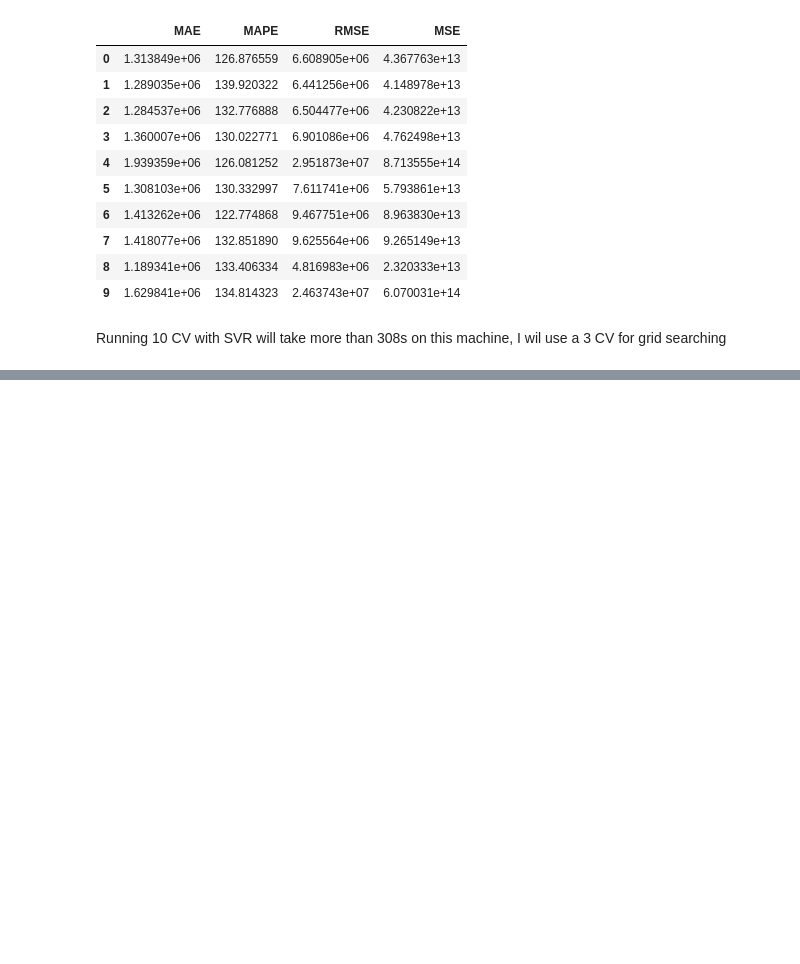
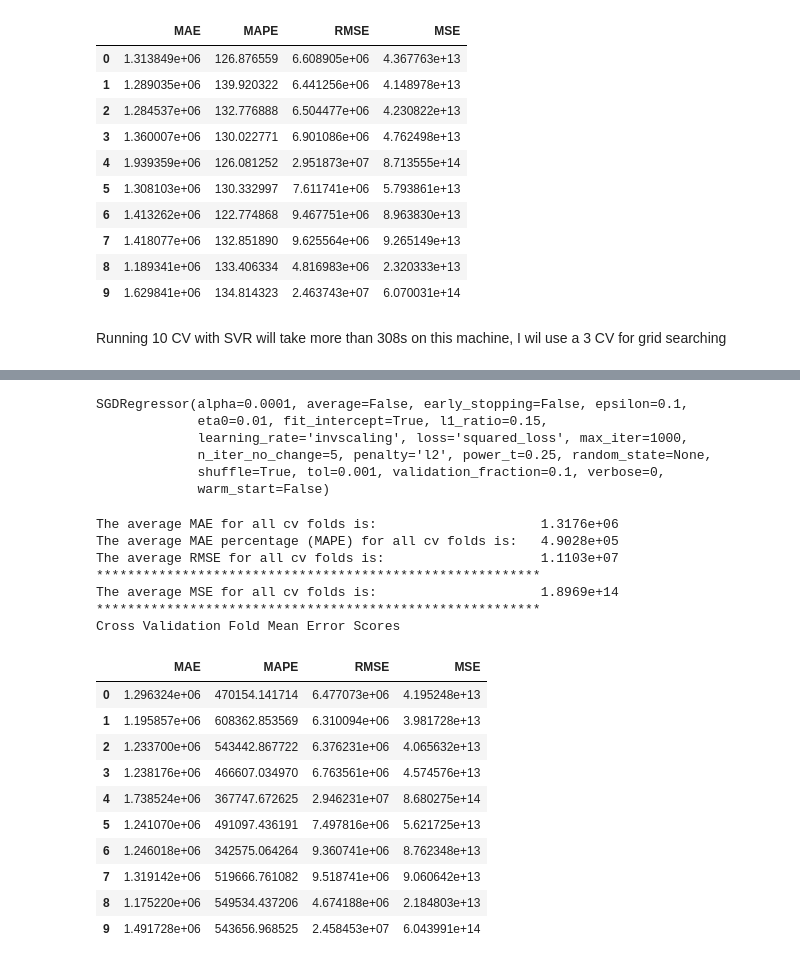
Before and after one commit to andrewmejia600/MSDS7331, a Jupyter notebook: Lab_2_Notebook_Draft.ipynb, the cells around one changed output, grey strips where cells are left out. Cells and saved outputs as stored; diff of their text form; code cells hidden in the pictures; blank space fills up the shorter version.

Commit message:
committing with SDGR and kernel estimator

```diff
--- a/Lab_2_Notebook_Draft.ipynb
+++ b/Lab_2_Notebook_Draft.ipynb
@@ -894,16 +895,25 @@ Cross Validation Fold Mean Error Scores
 # %% [markdown]
 Running 10 CV with SVR will take more than 308s on this machine, I wil use a 3 CV for grid searching
 # %%
-cv = ShuffleSplit(n_splits=3, test_size=0.20, random_state=959)
+cv = ShuffleSplit(n_splits=10, test_size=0.20, random_state=959)
 # %%
-reg = SVR()
+
+#https://scikit-learn.org/stable/modules/generated/sklearn.linear_model.SGDRegressor.html#sklearn.linear_model.SGDRegressor
+#https://scikit-learn.org/stable/modules/generated/sklearn.kernel_approximation.Nystroem.html#sklearn.kernel_approximation.Nystroem
+
+reg = SGDRegressor()
+
+feature_map_nystroem = Nystroem(gamma=.2,
+                                random_state=1,
+                                n_components=400)
+
+X_regr_transformed = feature_map_nystroem.fit_transform(X_regr)
 
 #Set up SVR parameters to test (WARNING: Creates 80 models!!!)
-costs = [0.001, 0.1]
-defGamma = 1 / X_regr.shape[1]  #This is the default value for the gamma parameter
-gammas = [defGamma, 0.1]
-kernels = ['rbf','linear']
-parameters = {'C': costs, 'gamma' : gammas, 'kernel': kernels}
+loss = ['squared_loss', 'epsilon_insensitive']
+alphas = [0.0001, 0.1]
+penalty = ['l2']
+parameters = {'loss': loss, 'alpha' : alphas, 'penalty': penalty }
 
 #Create a grid search object using the parameters above
 from sklearn.model_selection import GridSearchCV
@@ -915,5 +925,5 @@ regGridSearch = GridSearchCV(estimator=reg
                    , scoring=mae_scorer)
 
 #Perform hyperparameter search to find the best combination of parameters for our data
-regGridSearch.fit(X_regr,y_regr)
+regGridSearch.fit(X_regr_transformed,y_regr)
 # %% [output]
@@ -922,0 +952,33 @@ KeyboardInterrupt:
+# %%
+regGridSearch.best_estimator_
+# %% [output]
+SGDRegressor(alpha=0.0001, average=False, early_stopping=False, epsilon=0.1,
+             eta0=0.01, fit_intercept=True, l1_ratio=0.15,
+             learning_rate='invscaling', loss='squared_loss', max_iter=1000,
+             n_iter_no_change=5, penalty='l2', power_t=0.25, random_state=None,
+             shuffle=True, tol=0.001, validation_fraction=0.1, verbose=0,
+             warm_start=False)
+# %%
+regEstimator = regGridSearch.best_estimator_
+
+#Evaluate the regression estimator above using our pre-defined cross validation and scoring metrics.
+EvaluateRegressionEstimator(regEstimator, X_regr_transformed ,y_regr, cv)
+# %% [output]
+The average MAE for all cv folds is:                     1.3176e+06
+The average MAE percentage (MAPE) for all cv folds is:   4.9028e+05
+The average RMSE for all cv folds is:                    1.1103e+07
+*********************************************************
+The average MSE for all cv folds is:                     1.8969e+14
+*********************************************************
+Cross Validation Fold Mean Error Scores
+|  | MAE | MAPE | RMSE | MSE |
+| 0 | 1.296324e+06 | 470154.141714 | 6.477073e+06 | 4.195248e+13 |
+| 1 | 1.195857e+06 | 608362.853569 | 6.310094e+06 | 3.981728e+13 |
+| 2 | 1.233700e+06 | 543442.867722 | 6.376231e+06 | 4.065632e+13 |
+| 3 | 1.238176e+06 | 466607.034970 | 6.763561e+06 | 4.574576e+13 |
+| 4 | 1.738524e+06 | 367747.672625 | 2.946231e+07 | 8.680275e+14 |
+| 5 | 1.241070e+06 | 491097.436191 | 7.497816e+06 | 5.621725e+13 |
+| 6 | 1.246018e+06 | 342575.064264 | 9.360741e+06 | 8.762348e+13 |
+| 7 | 1.319142e+06 | 519666.761082 | 9.518741e+06 | 9.060642e+13 |
+| 8 | 1.175220e+06 | 549534.437206 | 4.674188e+06 | 2.184803e+13 |
+| 9 | 1.491728e+06 | 543656.968525 | 2.458453e+07 | 6.043991e+14 |
```
Also changed, not shown: parts of 5 cells of this notebook.
